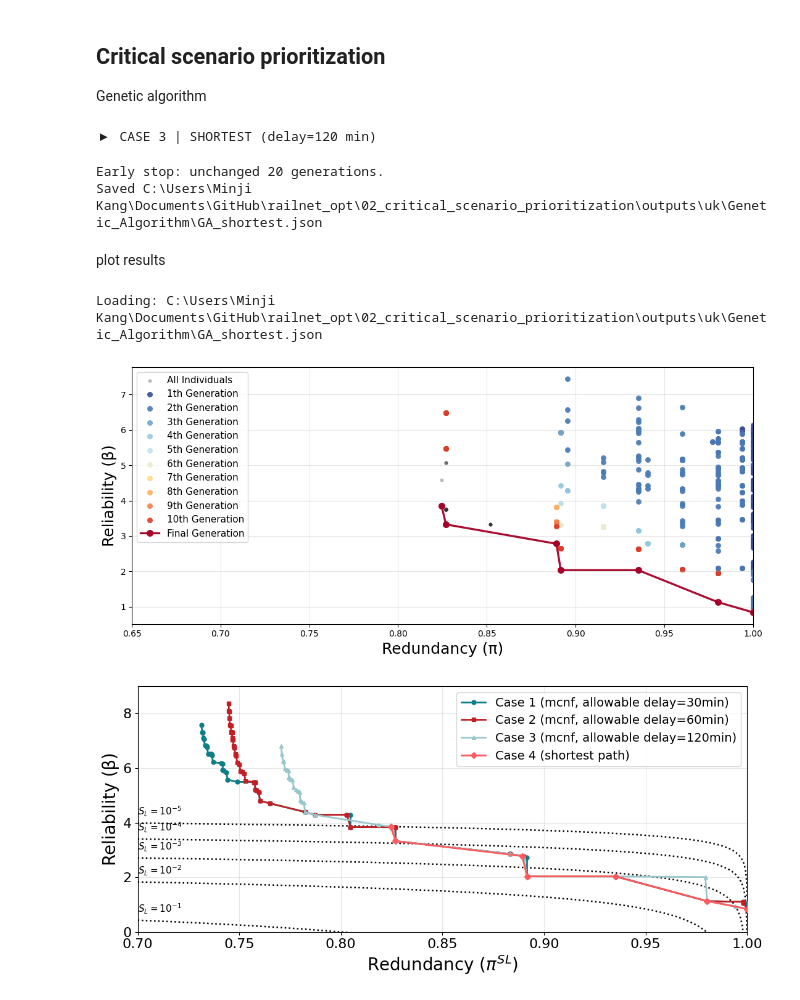
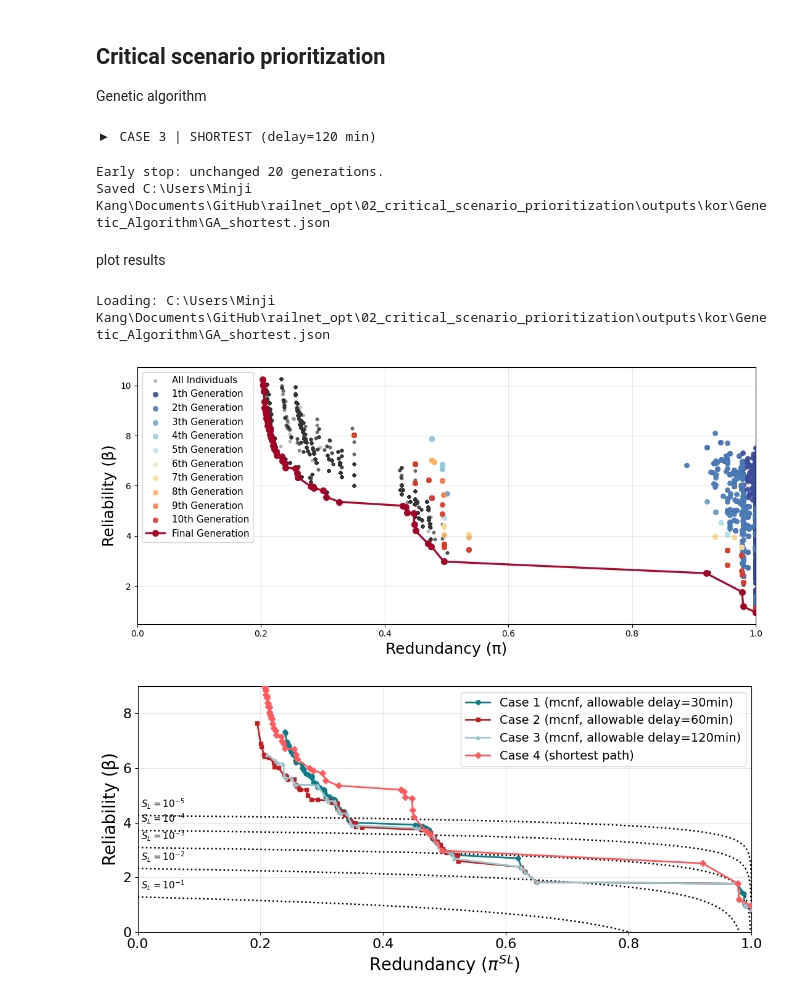
Before and after one commit to mjkang920/railnet_opt, a Jupyter notebook: 02_critical_scenario_prioritization/main.ipynb, the cells around one changed output. Saved outputs shown, nothing was run; the diff lists cells and outputs as text; code cells hidden in the pictures.

```diff
--- a/02_critical_scenario_prioritization/main.ipynb
+++ b/02_critical_scenario_prioritization/main.ipynb
@@ -31,7 +31,7 @@ gc.collect()
 # %%
 from inputs import input_files_kor, input_files_uk
 
-REGION = "uk"  # or "kor"
+REGION = "kor"  # or "kor"
 input_files = input_files_kor if REGION == "kor" else input_files_uk
 
 jload = lambda p: json.loads(Path(p).read_text(encoding="utf-8"))
@@ -187,7 +187,7 @@ for cid, cfg in CASES.items():
 # %% [output]
 ▶ CASE 3 | SHORTEST (delay=120 min)
 Early stop: unchanged 20 generations.
-Saved C:\Users\Minji Kang\Documents\GitHub\railnet_opt\02_critical_scenario_prioritization\outputs\uk\Genetic_Algorithm\GA_shortest.json
+Saved C:\Users\Minji Kang\Documents\GitHub\railnet_opt\02_critical_scenario_prioritization\outputs\kor\Genetic_Algorithm\GA_shortest.json
 # %% [markdown]
 plot results
 # %%
@@ -280,7 +280,7 @@ if xs and ys:
 
 plt.xlabel("Redundancy (π)", fontsize=18)
 plt.ylabel("Reliability (β)", fontsize=18)
-plt.xlim(0.65, 1.0)
+plt.xlim(0, 1.0)
 
 if all_pts:
     b_min = min(b for _, b in all_pts)
@@ -294,8 +294,8 @@ plt.legend(fontsize=11, loc="best")
 plt.tight_layout()
 plt.show()
 # %% [output]
-Loading: C:\Users\Minji Kang\Documents\GitHub\railnet_opt\02_critical_scenario_prioritization\outputs\uk\Genetic_Algorithm\GA_shortest.json
+Loading: C:\Users\Minji Kang\Documents\GitHub\railnet_opt\02_critical_scenario_prioritization\outputs\kor\Genetic_Algorithm\GA_shortest.json
-[figure, old version]
+[figure, new version]
 # %%
 PROJECT_ROOT = Path.cwd().resolve()
 base_dir = PROJECT_ROOT / "outputs" / REGION / "Genetic_Algorithm"
@@ -335,32 +335,32 @@ for (label, path), st in zip(files, styles):
         print(f"[WARN] no points: {path}")
         continue
     xs = [p for p, _ in pts]
     ys = [b for _, b in pts]
     ax.plot(xs, ys, label=label, **st)
     any_points = True
 
 if not any_points:
     raise RuntimeError("No data to plot. Check file paths.")
 
 ax.set_xlabel(r"Redundancy ($\pi^{SL}$)", fontsize=20)
 ax.set_ylabel("Reliability (β)", fontsize=20)
 ax.tick_params(axis="x", labelsize=16)
 ax.tick_params(axis="y", labelsize=16)
-ax.set_xlim(0.7, 1.0)
+ax.set_xlim(0, 1.0)
 ax.set_ylim(0.0, 9)
 ax.grid(True, alpha=0.3)
 
 if DRAW_ISORISK:
     for pdm in sorted(PDM_LIST, reverse=True):
         plot_resilience_threshold(
             ax, pdm=pdm, lambda_=LAMBDA, c_mode=C_MODE,
             pi_lo=ax.get_xlim()[0],
             pi_hi=min(0.9999, ax.get_xlim()[1]),
             label_x_range=LABEL_X_RANGE,
         )
 
 ax.legend(fontsize=14, loc="upper right")
 plt.tight_layout()
 plt.show()
 # %% [output]
-[figure, old version]
+[figure, new version]
```
Also changed, not shown: parts of 2 cells of this notebook, 9 other files.
